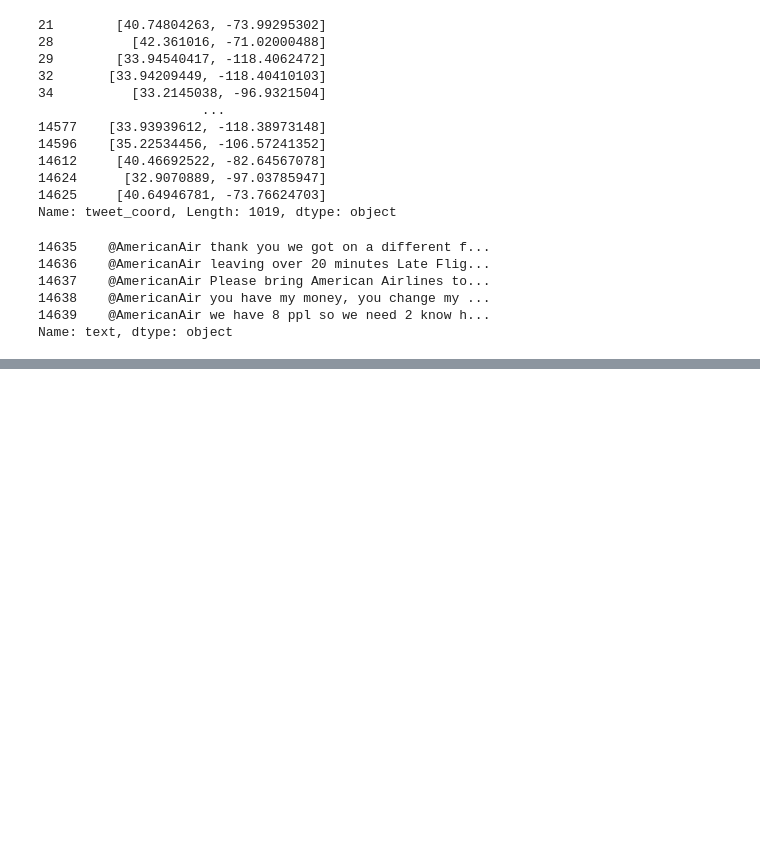
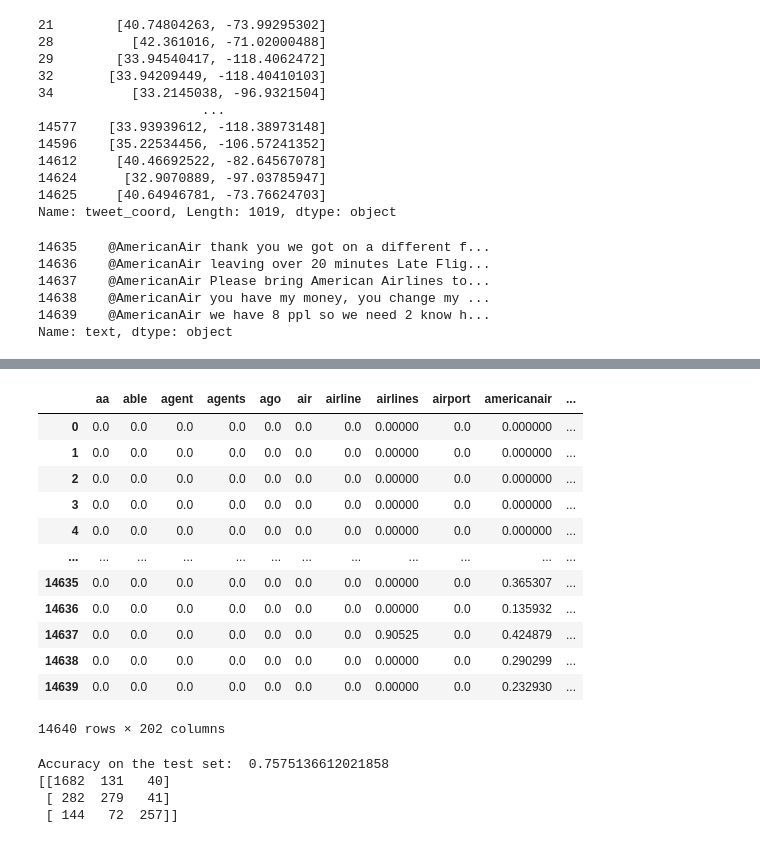
Before and after one commit to Nene-S/Sentiment_Analysis, a Jupyter notebook: Sentiment.ipynb, the cells around one changed output, grey strips where cells are left out. Saved outputs shown, nothing was run; the diff lists cells and outputs as text; code cells hidden in the pictures; blank space fills up the shorter version.

Commit message:
first draft of the model built

```diff
--- a/Sentiment.ipynb
+++ b/Sentiment.ipynb
@@ -104,0 +155,4 @@ plt.axis("off")
+# %%
+from sklearn.preprocessing  import LabelEncoder
+le = LabelEncoder()
+tweets.airline_sentiment = le.fit_transform(tweets.airline_sentiment)
@@ -104,0 +175,13 @@ plt.axis("off")
+# %%
+from sklearn.feature_extraction.text import TfidfVectorizer, ENGLISH_STOP_WORDS
+
+# Build the vectorizer
+vect = TfidfVectorizer(stop_words=ENGLISH_STOP_WORDS, ngram_range=(1, 2), max_features=200,
+                    token_pattern=r'\b[^\d\W][^\d\W]+\b').fit(tweets.text)
+# Create sparse matrix from the vectorizer
+X_tfidf = vect.transform(tweets.text)
+
+# Create a DataFrame
+X_tfidf_transformed = pd.DataFrame(X_tfidf.toarray(), columns=vect.get_feature_names_out())
+X_tfidf_transformed.head()
+# can also do this: max_df= 0.9, min_df=0.01
@@ -104,0 +200,2 @@ plt.axis("off")
+# %%
+tweets.drop("text", inplace=True, axis=1)
@@ -104,0 +218,18 @@ plt.axis("off")
+# %%
+data = pd.concat([ X_tfidf_transformed, tweets], axis=1)
+# %%
+data
+# %% [output]
+|  | aa | able | agent | agents | ago | air | airline | airlines | airport | americanair | ... |
+| 0 | 0.0 | 0.0 | 0.0 | 0.0 | 0.0 | 0.0 | 0.0 | 0.00000 | 0.0 | 0.000000 | ... |
+| 1 | 0.0 | 0.0 | 0.0 | 0.0 | 0.0 | 0.0 | 0.0 | 0.00000 | 0.0 | 0.000000 | ... |
+| 2 | 0.0 | 0.0 | 0.0 | 0.0 | 0.0 | 0.0 | 0.0 | 0.00000 | 0.0 | 0.000000 | ... |
+| 3 | 0.0 | 0.0 | 0.0 | 0.0 | 0.0 | 0.0 | 0.0 | 0.00000 | 0.0 | 0.000000 | ... |
+| 4 | 0.0 | 0.0 | 0.0 | 0.0 | 0.0 | 0.0 | 0.0 | 0.00000 | 0.0 | 0.000000 | ... |
+| ... | ... | ... | ... | ... | ... | ... | ... | ... | ... | ... | ... |
+| 14635 | 0.0 | 0.0 | 0.0 | 0.0 | 0.0 | 0.0 | 0.0 | 0.00000 | 0.0 | 0.365307 | ... |
+| 14636 | 0.0 | 0.0 | 0.0 | 0.0 | 0.0 | 0.0 | 0.0 | 0.00000 | 0.0 | 0.135932 | ... |
+| 14637 | 0.0 | 0.0 | 0.0 | 0.0 | 0.0 | 0.0 | 0.0 | 0.90525 | 0.0 | 0.424879 | ... |
+| 14638 | 0.0 | 0.0 | 0.0 | 0.0 | 0.0 | 0.0 | 0.0 | 0.00000 | 0.0 | 0.290299 | ... |
+| 14639 | 0.0 | 0.0 | 0.0 | 0.0 | 0.0 | 0.0 | 0.0 | 0.00000 | 0.0 | 0.232930 | ... |
+14640 rows × 202 columns
@@ -104,0 +245,19 @@ plt.axis("off")
+# %%
+from sklearn.linear_model import LogisticRegression
+from sklearn.metrics import accuracy_score, confusion_matrix
+
+# Train a logistic regression
+log_reg = LogisticRegression(solver="newton-cg", C= 1).fit(X_train, y_train)
+
+# Predict the labels
+y_predicted = log_reg.predict(X_test)
+
+# Print accuracy score and confusion matrix on test set
+print('Accuracy on the test set: ', accuracy_score(y_test, y_predicted))
+# print(confusion_matrix(y_test, y_predicted)/len(y_test))
+print(confusion_matrix(y_test, y_predicted))
+# %% [output]
+Accuracy on the test set:  0.7575136612021858
+[[1682  131   40]
+ [ 282  279   41]
+ [ 144   72  257]]
```
Also changed, not shown: parts of 13 cells of this notebook.
